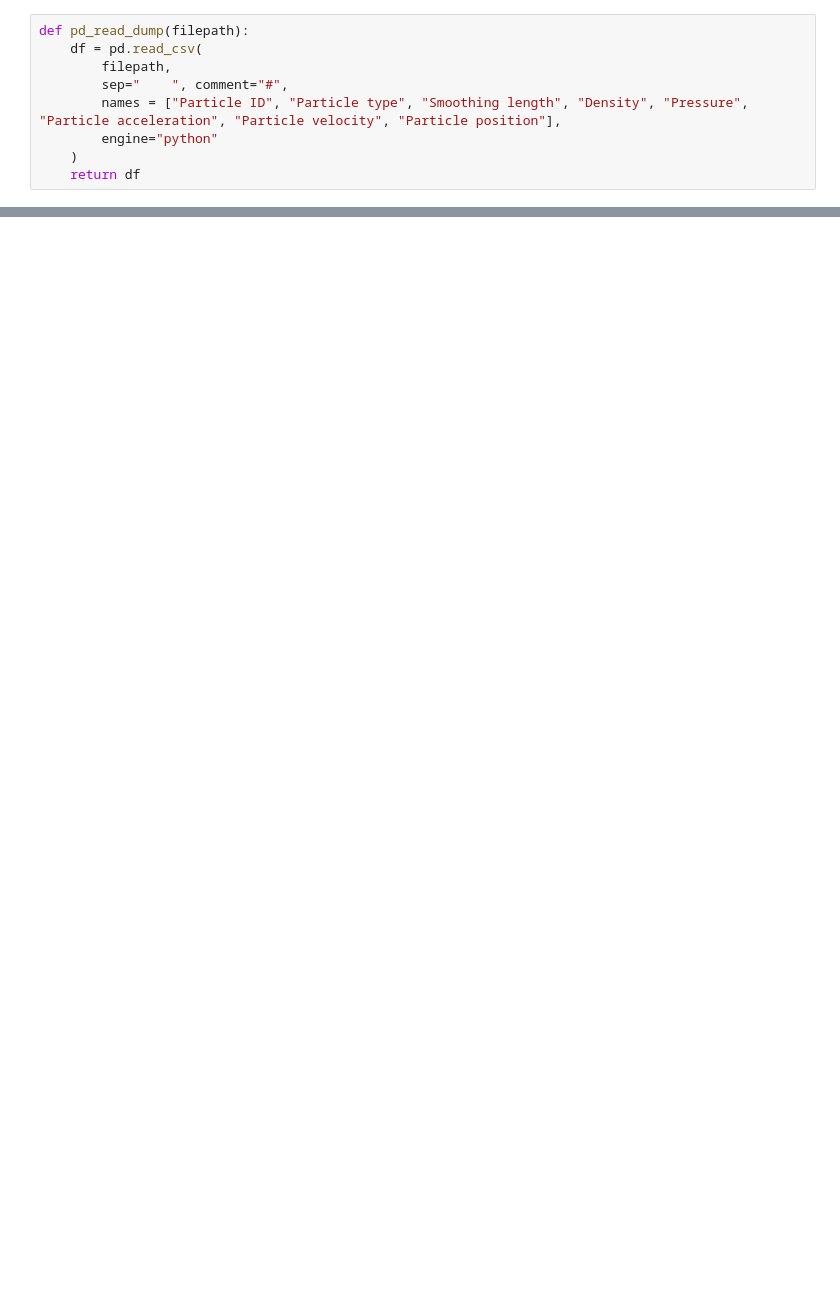
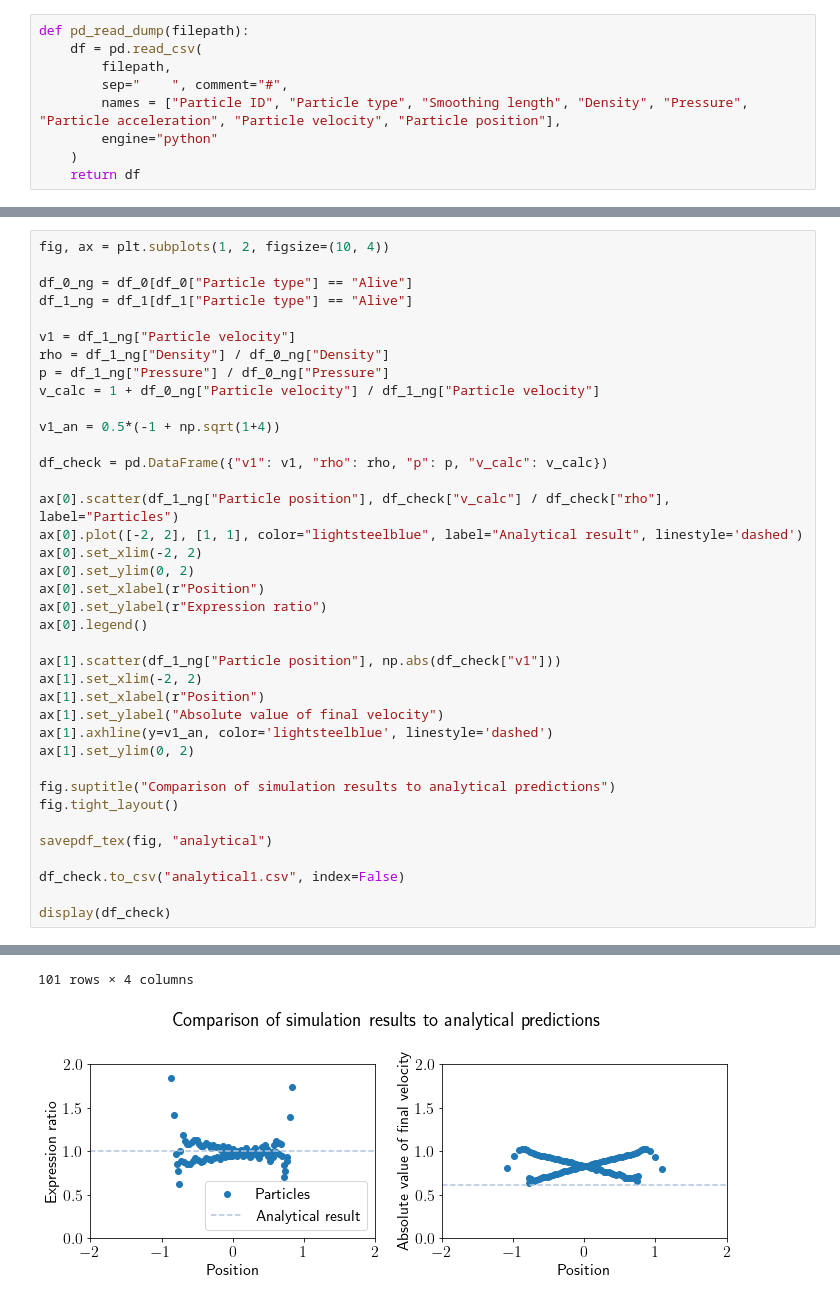
Before and after one commit to SapiensAnatis/sph, a Jupyter notebook: plots/analyze_results.ipynb, the cells around one changed output, grey strips where cells are left out. Drawn from its saved outputs; the diff is of its cells as text; blank space fills up the shorter version.

```diff
--- a/plots/analyze_results.ipynb
+++ b/plots/analyze_results.ipynb
@@ -78 +98,40 @@ Text(0.5, 1.0, 'Smoothing length vs. position at T = 1')
 [figure]
+# %%
+fig, ax = plt.subplots(1, 2, figsize=(10, 4))
+
+df_0_ng = df_0[df_0["Particle type"] == "Alive"]
+df_1_ng = df_1[df_1["Particle type"] == "Alive"]
+
+v1 = df_1_ng["Particle velocity"]
+rho = df_1_ng["Density"] / df_0_ng["Density"]
+p = df_1_ng["Pressure"] / df_0_ng["Pressure"]
+v_calc = 1 + df_0_ng["Particle velocity"] / df_1_ng["Particle velocity"]
+
+v1_an = 0.5*(-1 + np.sqrt(1+4))
+
+df_check = pd.DataFrame({"v1": v1, "rho": rho, "p": p, "v_calc": v_calc})
+
+ax[0].scatter(df_1_ng["Particle position"], df_check["v_calc"] / df_check["rho"], label="Particles")
+ax[0].plot([-2, 2], [1, 1], color="lightsteelblue", label="Analytical result", linestyle='dashed')
+ax[0].set_xlim(-2, 2)
+ax[0].set_ylim(0, 2)
+ax[0].set_xlabel(r"Position")
+ax[0].set_ylabel(r"Expression ratio")
+ax[0].legend()
+
+ax[1].scatter(df_1_ng["Particle position"], np.abs(df_check["v1"]))
+ax[1].set_xlim(-2, 2)
+ax[1].set_xlabel(r"Position")
+ax[1].set_ylabel("Absolute value of final velocity")
+ax[1].axhline(y=v1_an, color='lightsteelblue', linestyle='dashed')
+ax[1].set_ylim(0, 2)
+
+fig.suptitle("Comparison of simulation results to analytical predictions")
+fig.tight_layout()
+
+savepdf_tex(fig, "analytical")
+
+df_check.to_csv("analytical1.csv", index=False)
+
+display(df_check)
+# %% [output]
@@ -78,0 +153,2 @@ Text(0.5, 1.0, 'Smoothing length vs. position at T = 1')
+101 rows × 4 columns
+[figure, added]
```
Also changed, not shown: parts of 5 cells of this notebook, 6 other files.
